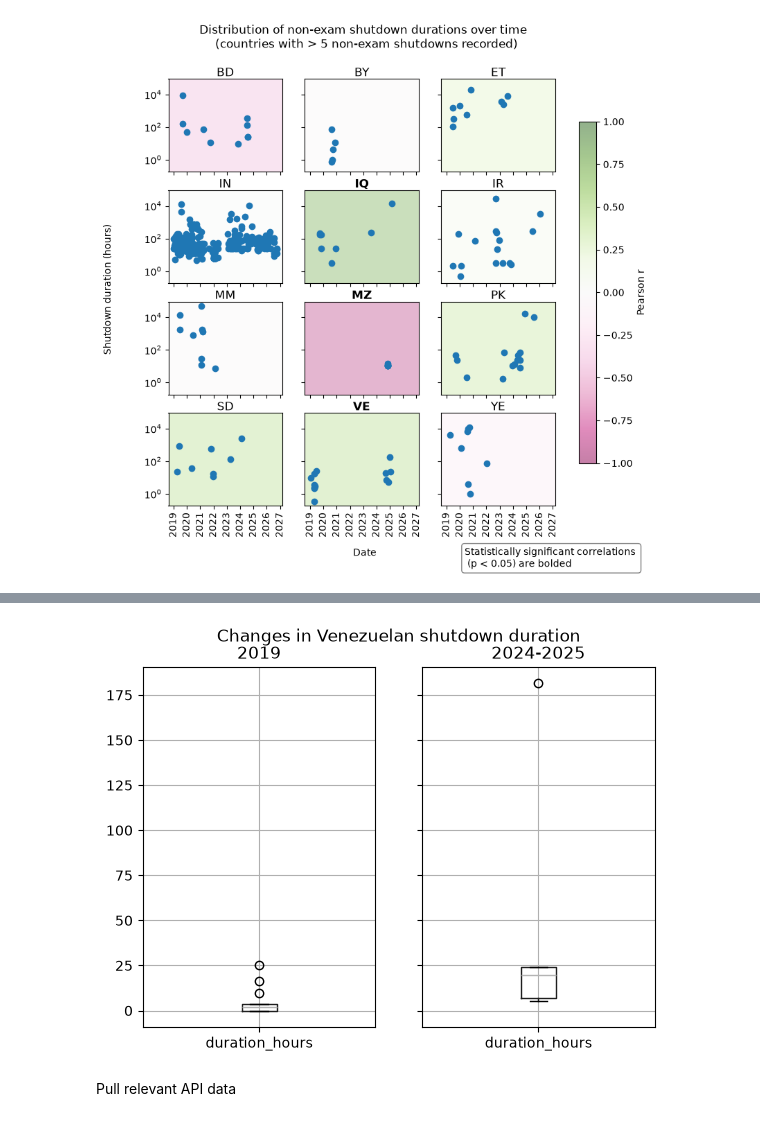
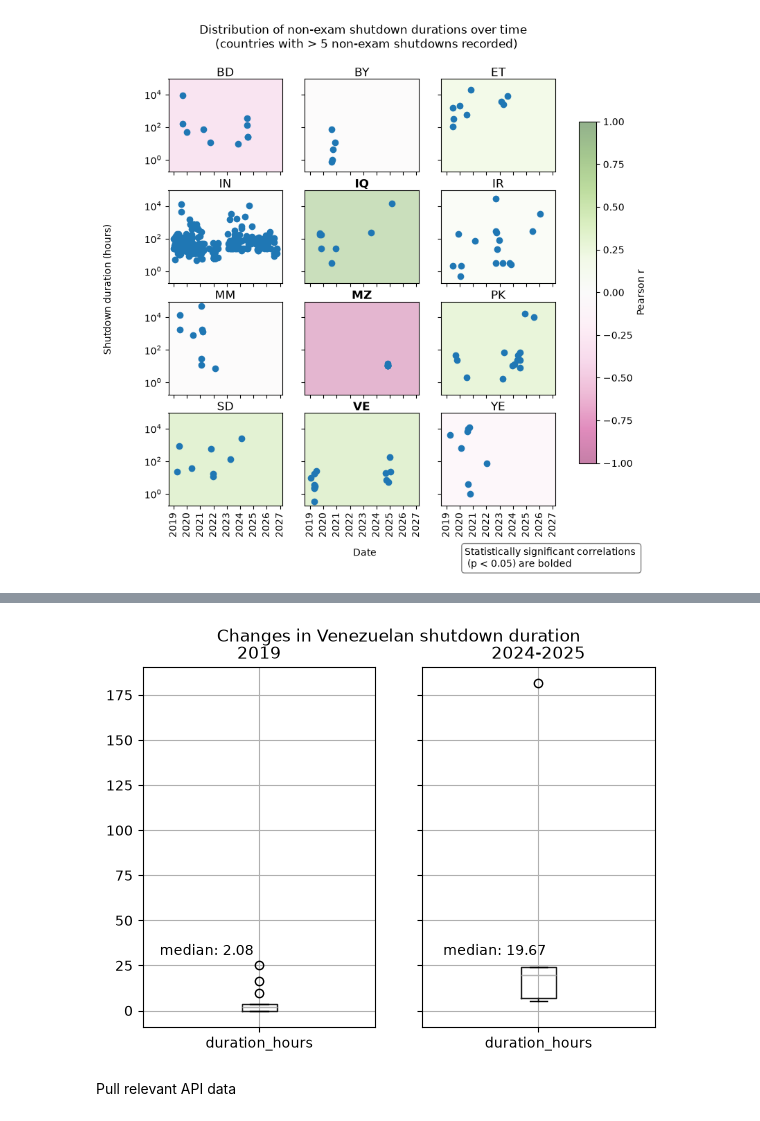
Before and after one commit to willgao23/consolidationAndControlsWorkshop, a Jupyter notebook: workshop.ipynb, the cells around one changed output, grey strips where cells are left out. Cells and saved outputs as stored; diff of their text form; code cells hidden in the pictures.

Commit message:
Update boxplot with median values

```diff
--- a/workshop.ipynb
+++ b/workshop.ipynb
@@ -145,10 +145,14 @@ shutdown_groups.first()
 # %%
 fig, axes = plt.subplots(1,1)
 shutdown_groups.boxplot(column="duration_hours", ax=axes)
+group_1_med = shutdown_groups.get_group("2019")["duration_hours"].median()
+group_2_med = shutdown_groups.get_group("2024-2025")["duration_hours"].median()
 fig.suptitle("Changes in Venezuelan shutdown duration")
+fig.text(0.2, 0.3, f"median: {group_1_med:.2f}", ha="center")
+fig.text(0.65, 0.3, f"median: {group_2_med:.2f}", ha="center")
 plt.savefig("output/VE_boxplot.png")
 # %% [output]
-[figure, old version]
+[figure, new version]
 # %% [markdown]
 Pull relevant API data
 # %%
```
Also changed, not shown: 1 other file.
